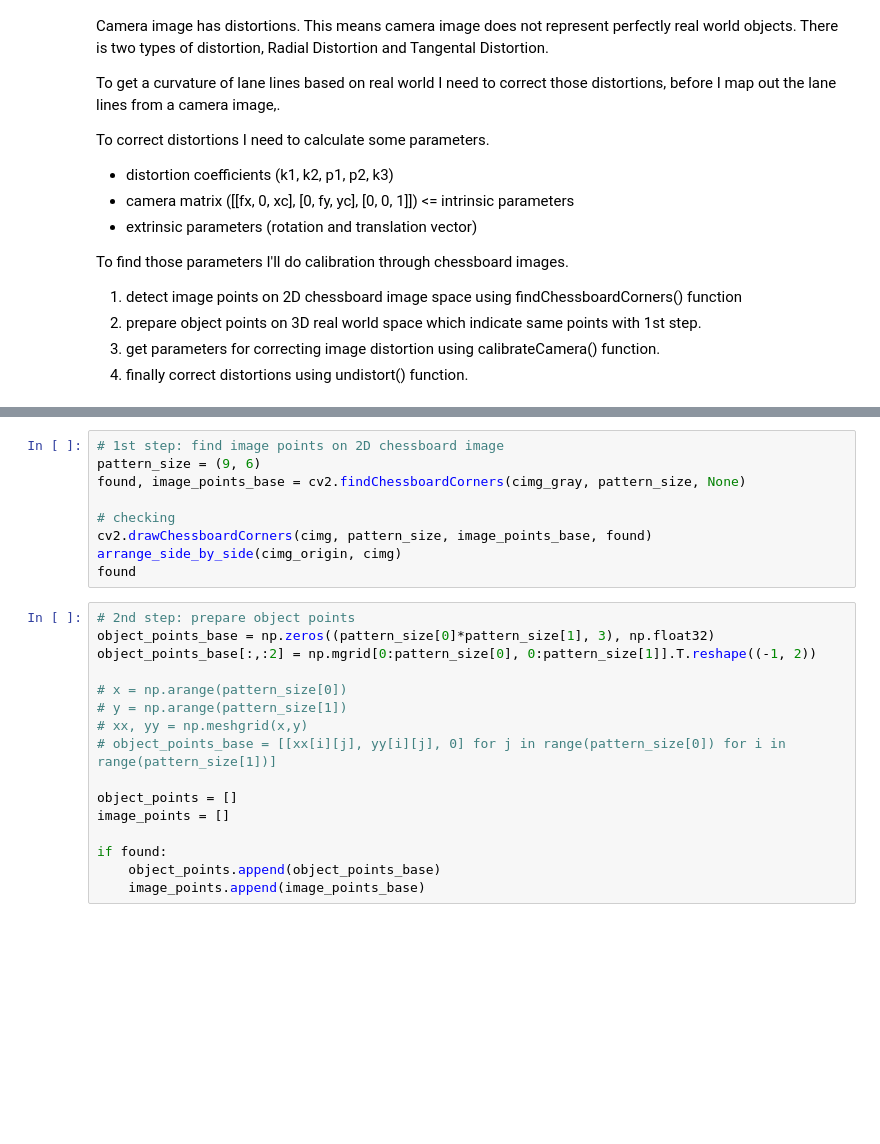
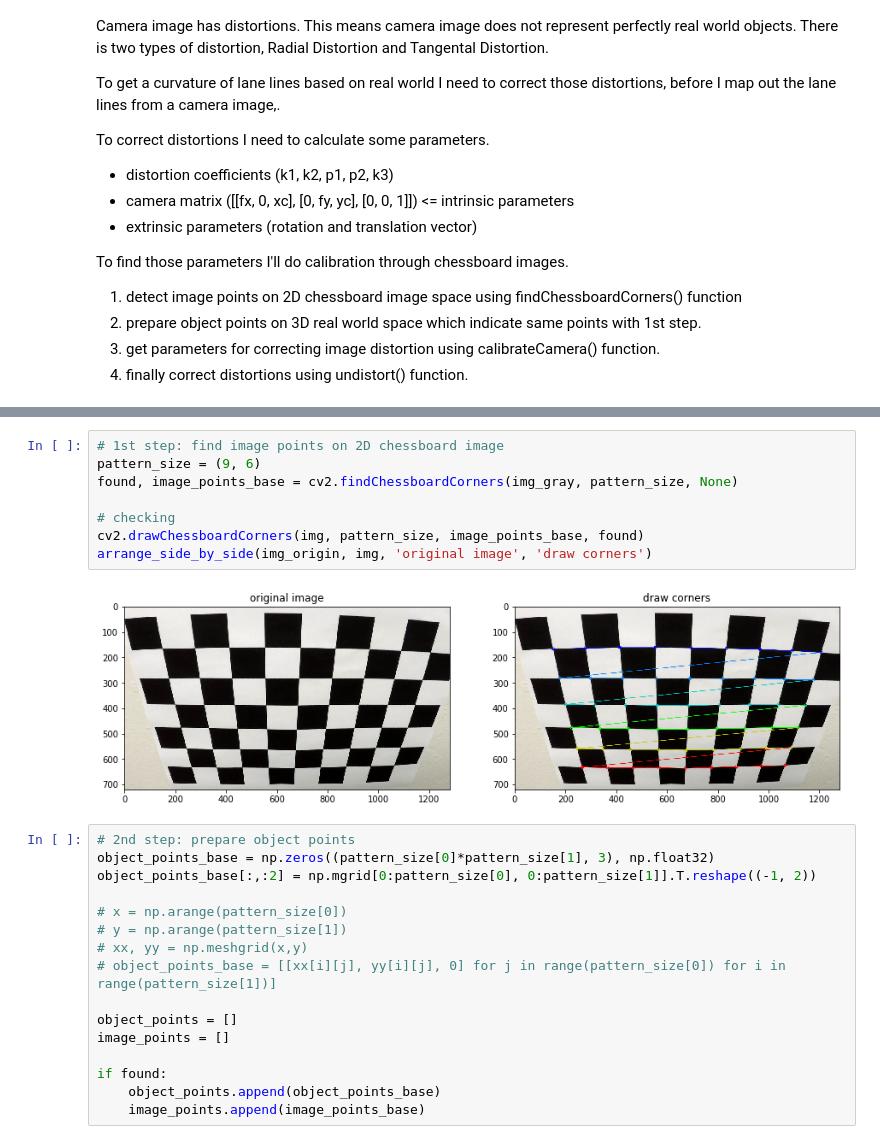
Before and after one commit to MasanaoMatsuda/finding-lane-lines, a Jupyter notebook: AdvancedLaneFinding/AdvancedLaneFinding.ipynb, the cells around one changed output, grey strips where cells are left out. Saved outputs shown, nothing was run; the diff lists cells and outputs as text; blank space fills up the shorter version.

```diff
--- a/AdvancedLaneFinding/AdvancedLaneFinding.ipynb
+++ b/AdvancedLaneFinding/AdvancedLaneFinding.ipynb
@@ -44,12 +45,13 @@ plt.imshow(cimg_gray, cmap='gray')
 # %%
 # 1st step: find image points on 2D chessboard image
 pattern_size = (9, 6)
-found, image_points_base = cv2.findChessboardCorners(cimg_gray, pattern_size, None)
+found, image_points_base = cv2.findChessboardCorners(img_gray, pattern_size, None)
 
 # checking
-cv2.drawChessboardCorners(cimg, pattern_size, image_points_base, found)
-arrange_side_by_side(cimg_origin, cimg)
-found
+cv2.drawChessboardCorners(img, pattern_size, image_points_base, found)
+arrange_side_by_side(img_origin, img, 'original image', 'draw corners')
+# %% [output]
+[figure, added]
 # %%
 # 2nd step: prepare object points
 object_points_base = np.zeros((pattern_size[0]*pattern_size[1], 3), np.float32)
```
Also changed, not shown: parts of 10 cells of this notebook.
